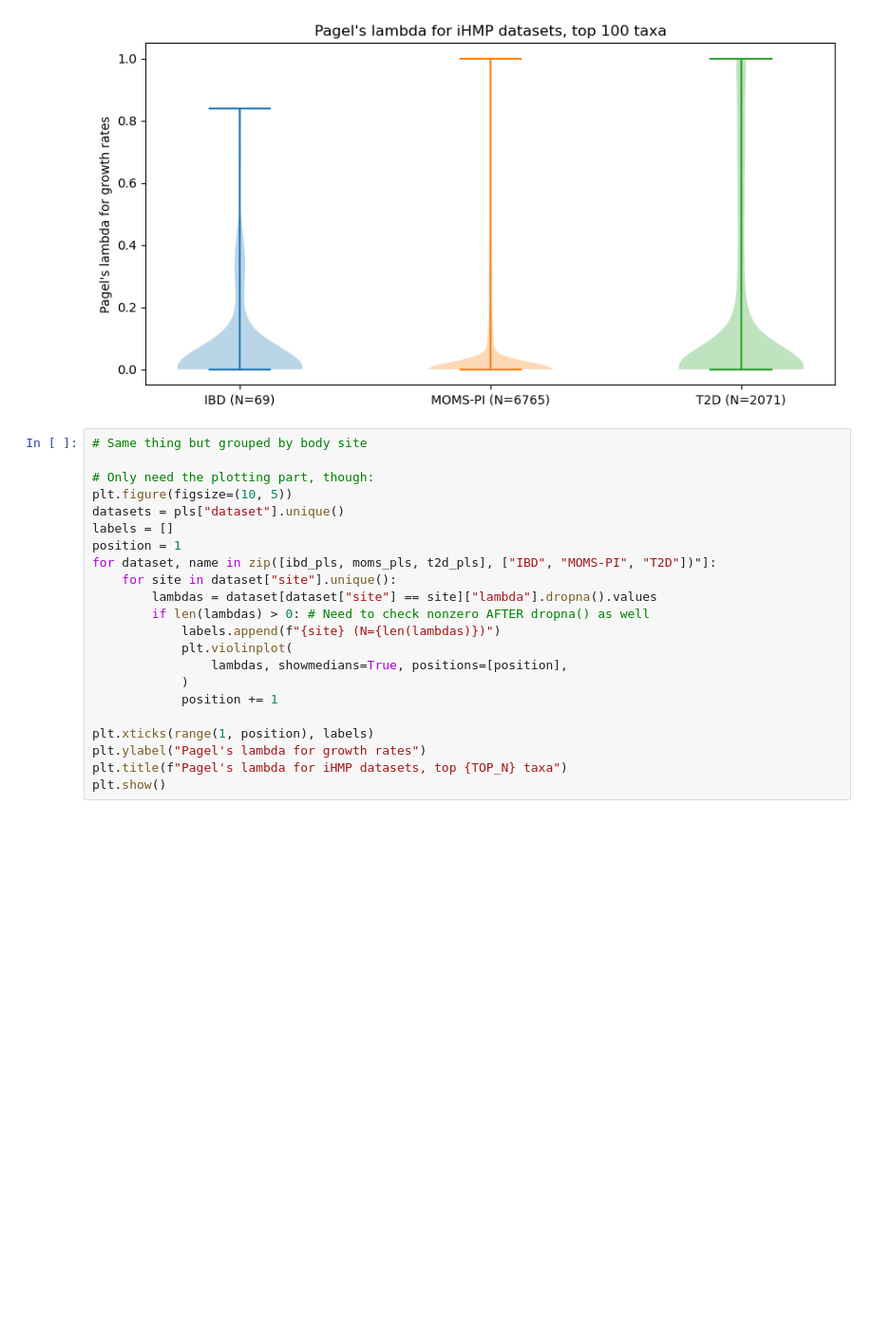
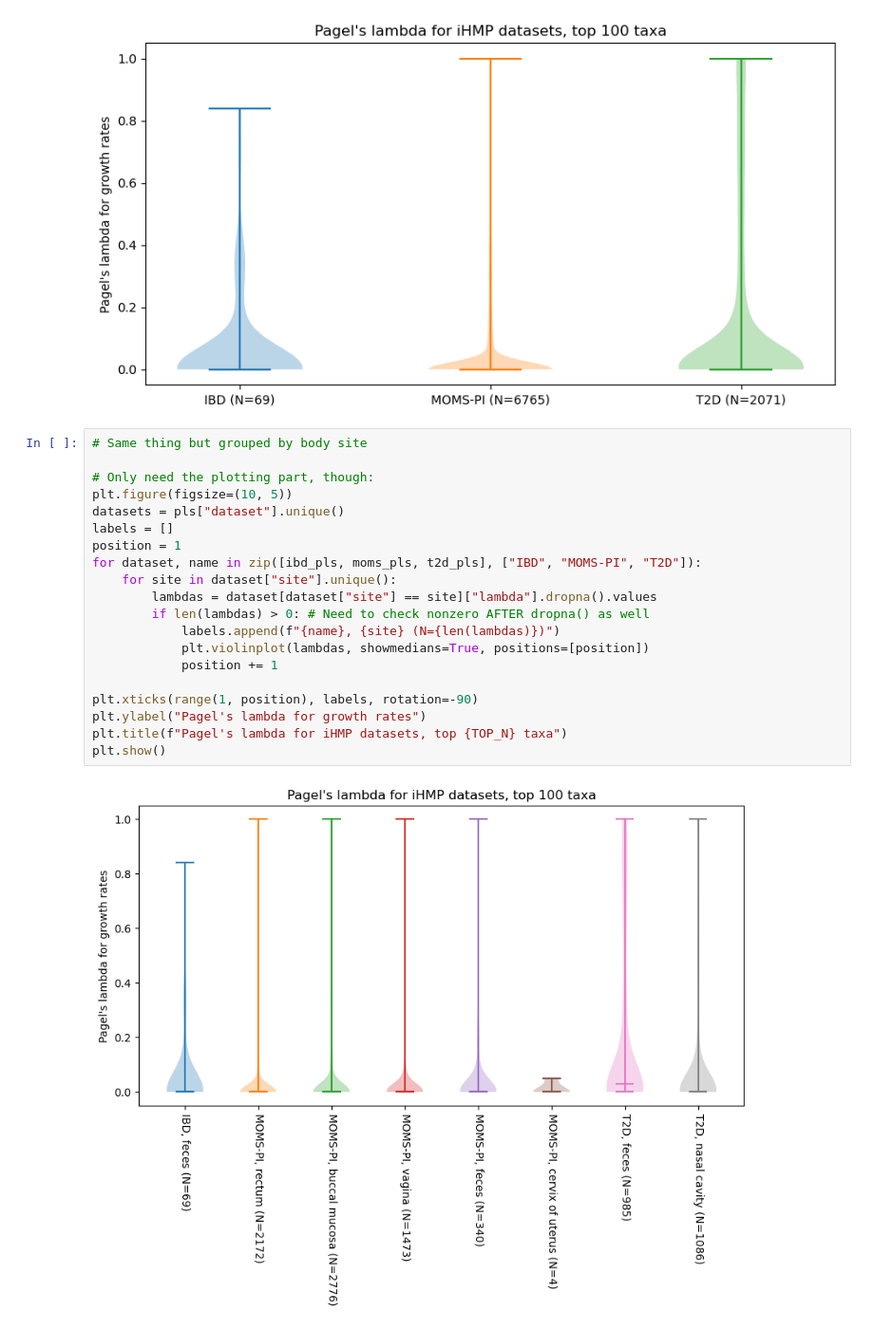
Before and after one commit to pchlenski/phylosig, a Jupyter notebook: 03_empirical.ipynb, the cells around one changed output. Shown at 95% size. Drawn from its saved outputs; the diff is of its cells as text; blank space fills up the shorter version.

```diff
--- a/03_empirical.ipynb
+++ b/03_empirical.ipynb
@@ -79,22 +82,22 @@ plt.show()
 # %%
 # Same thing but grouped by body site
 
 # Only need the plotting part, though:
 plt.figure(figsize=(10, 5))
 datasets = pls["dataset"].unique()
 labels = []
 position = 1
-for dataset, name in zip([ibd_pls, moms_pls, t2d_pls], ["IBD", "MOMS-PI", "T2D"])"]:
+for dataset, name in zip([ibd_pls, moms_pls, t2d_pls], ["IBD", "MOMS-PI", "T2D"]):
     for site in dataset["site"].unique():
         lambdas = dataset[dataset["site"] == site]["lambda"].dropna().values
         if len(lambdas) > 0: # Need to check nonzero AFTER dropna() as well
-            labels.append(f"{site} (N={len(lambdas)})")
-            plt.violinplot(
-                lambdas, showmedians=True, positions=[position],
-            )
+            labels.append(f"{name}, {site} (N={len(lambdas)})")
+            plt.violinplot(lambdas, showmedians=True, positions=[position])
             position += 1
 
-plt.xticks(range(1, position), labels)
+plt.xticks(range(1, position), labels, rotation=-90)
 plt.ylabel("Pagel's lambda for growth rates")
 plt.title(f"Pagel's lambda for iHMP datasets, top {TOP_N} taxa")
 plt.show()
+# %% [output]
+[figure, added]
```
Also changed, not shown: parts of 1 cell of this notebook, 3 other files.
